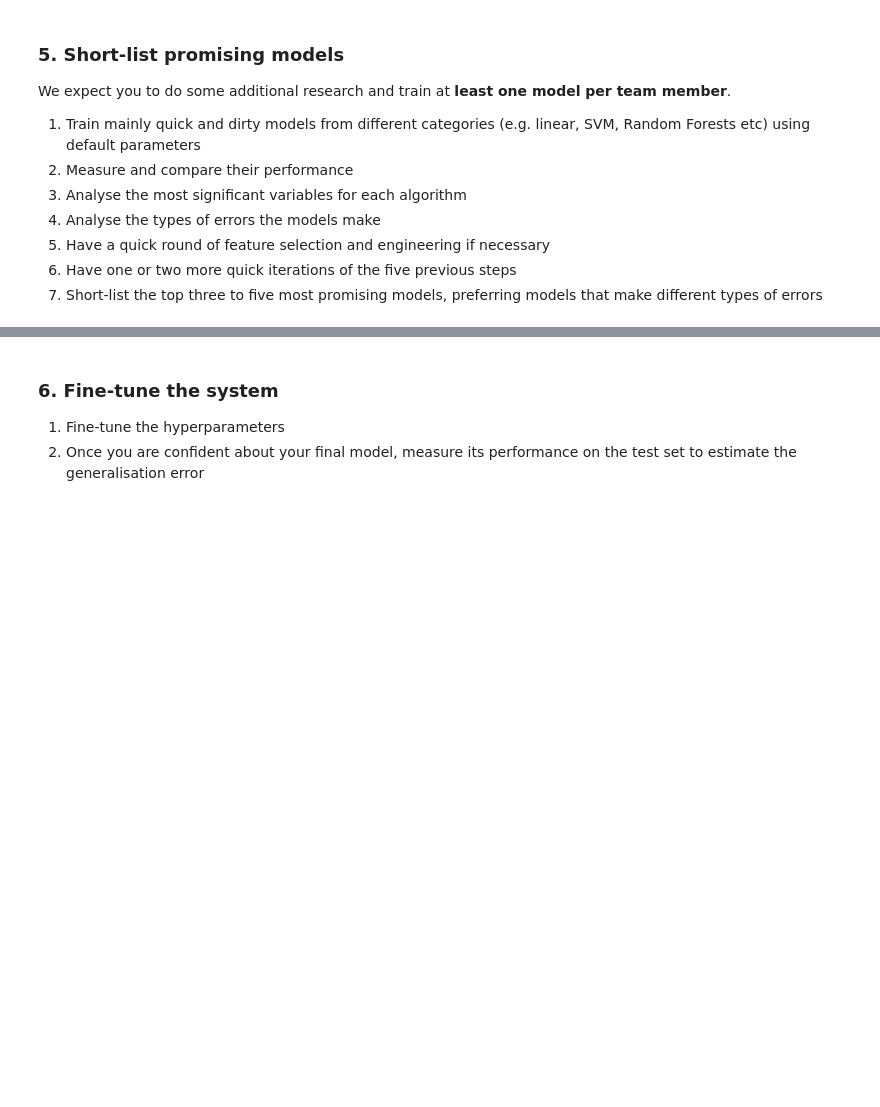
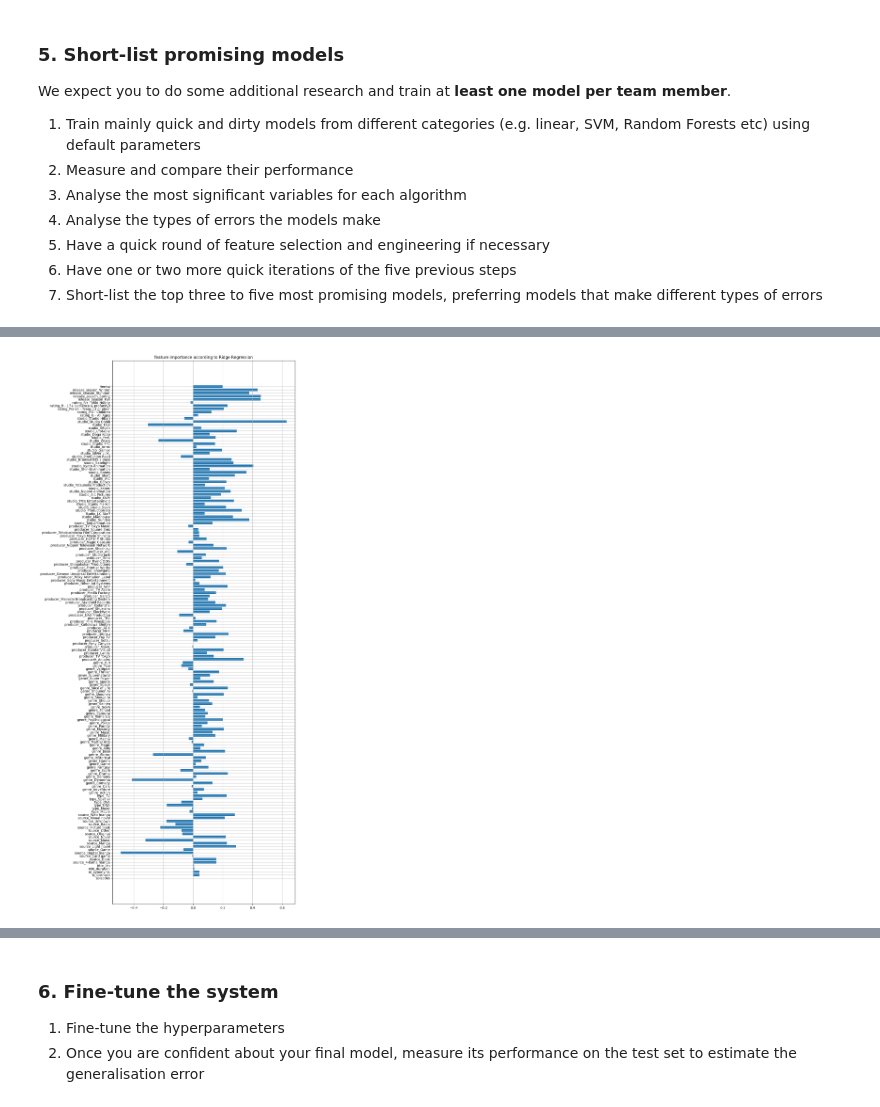
Before and after one commit to ymersod/MAL_Project, a Jupyter notebook: AndersNotebook.ipynb, the cells around one changed output, grey strips where cells are left out. Cells and saved outputs as stored; diff of their text form; code cells hidden in the pictures; blank space fills up the shorter version.

```diff
--- a/AndersNotebook.ipynb
+++ b/AndersNotebook.ipynb
@@ -415,0 +486,19 @@ We expect you to do some additional research and train at **least one model per
+# %%
+df = pd.read_csv('DataPrepared.csv')
+# %%
+X = df.drop(['title','score'], axis=1)
+y = df[['score']]
+X_train, X_test, y_train, y_test = train_test_split(X, y, random_state = 2)
+# %%
+ols = LinearRegression()
+ols.fit(X_train,y_train)
+
+
+print(f"r^2 on train data is {ols.score(X_train, y_train)}")
+print(f"r^2 on test data is {ols.score(X_test, y_test)}")
+print(f"r^2 dif on data is {abs(ols.score(X_test, y_test) - ols.score(X_train, y_train))}")
+print()
+print(f"mean absolute error on the train data is is {mean_absolute_error(y_train,ols.predict(X_train))}")
+print(f"mean absolute error on the test data is is {mean_absolute_error(y_test,ols.predict(X_test))}")
+print(f"mean squared error on the train data is is {mean_squared_error(y_train,ols.predict(X_train))}")
+print(f"mean squared error on the test data is is {mean_squared_error(y_test,ols.predict(X_test))}")
@@ -415,0 +514,16 @@ We expect you to do some additional research and train at **least one model per
+# %%
+alphas = 10**np.linspace(10,-2,100)*0.5
+ridgecv = RidgeCV(alphas = alphas, scoring = 'neg_mean_squared_error')
+ridgecv.fit(X_train, y_train)
+print(ridgecv.alpha_)
+
+ridge = Ridge(alpha = ridgecv.alpha_)
+ridge.fit(X_train, y_train)
+print(f"r^2 on train data is {ridge.score(X_train, y_train)}")
+print(f"r^2 on test data is {ridge.score(X_test, y_test)}")
+print(f"r^2 dif on data is {abs(ridge.score(X_test, y_test) - ridge.score(X_train, y_train))}")
+print()
+print(f"mean absolute error on the train data is is {mean_absolute_error(y_train,ridge.predict(X_train))}")
+print(f"mean absolute error on the test data is is {mean_absolute_error(y_test,ridge.predict(X_test))}")
+print(f"mean squared error on the train data is is {mean_squared_error(y_train,ridge.predict(X_train))}")
+print(f"mean squared error on the test data is is {mean_squared_error(y_test,ridge.predict(X_test))}")
@@ -415,0 +693,8 @@ We expect you to do some additional research and train at **least one model per
+# %%
+plt.figure(figsize=(10,30))
+plt.title('feature importance according to Ridge Regression')
+plt.barh(X.columns,ridge.coef_[0], align='center')
+plt.grid()
+plt.show()
+# %% [output]
+[figure, added]
```
Also changed, not shown: parts of 16 cells of this notebook.
